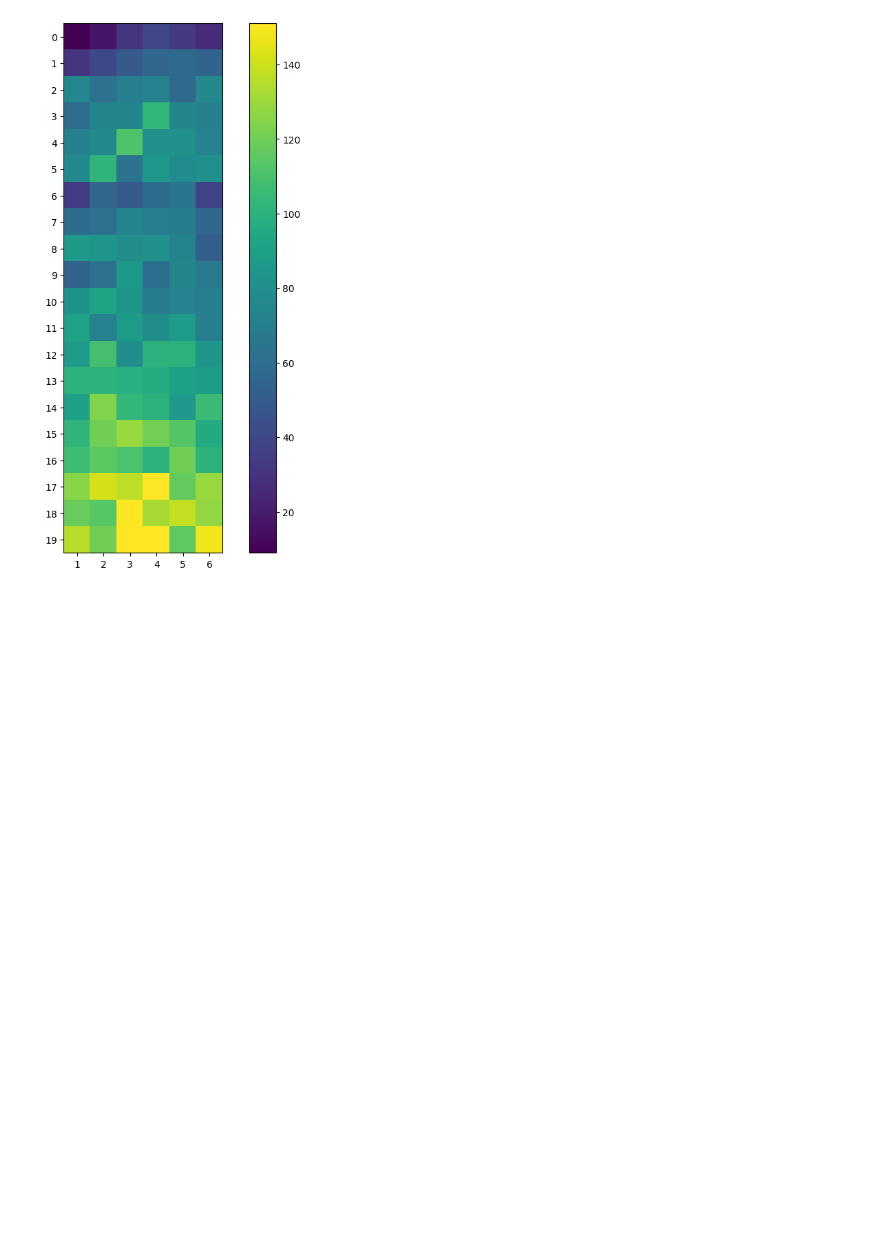
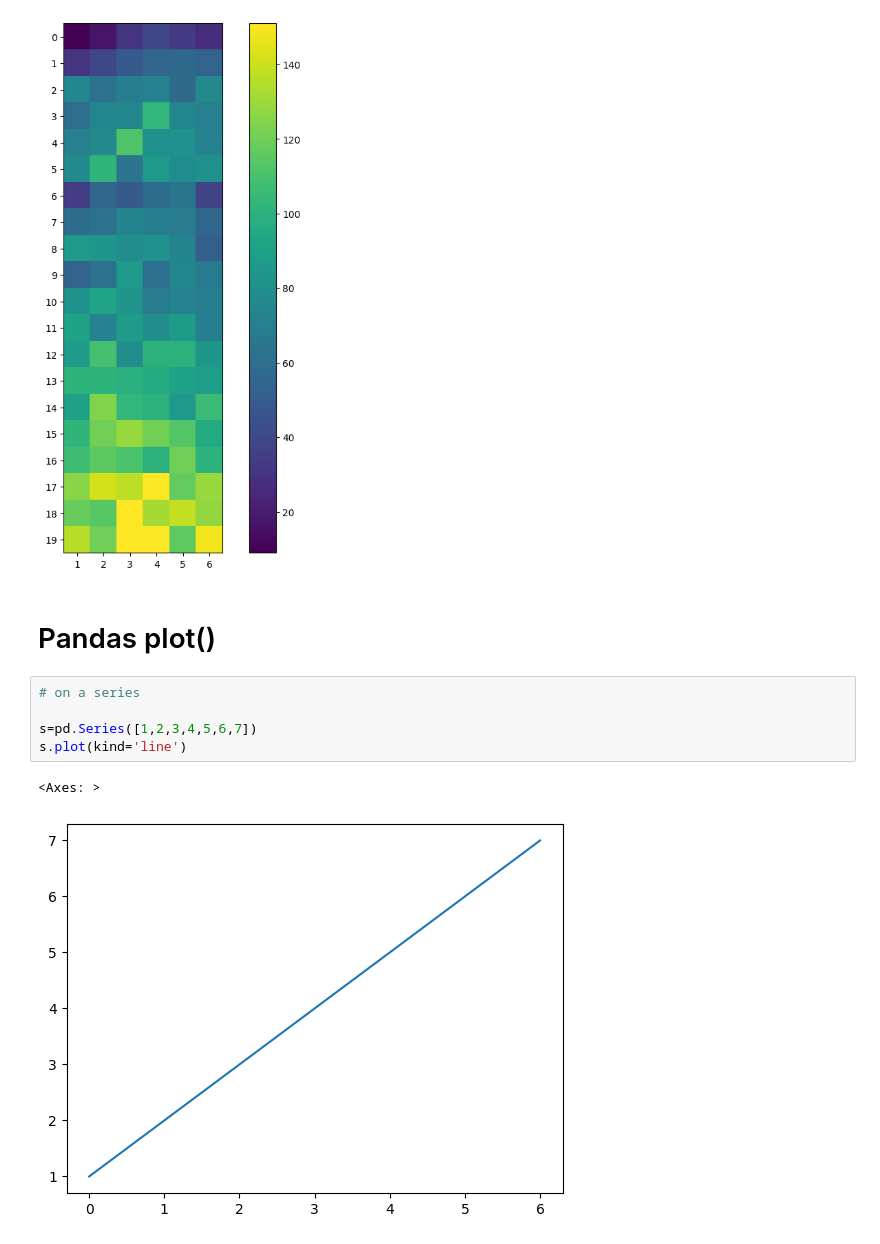
Before and after one commit to Vivek-Joshi17/Data_Visualization, a Jupyter notebook: Matplotlib_advance.ipynb, the cells around one changed output. Drawn from its saved outputs; the diff is of its cells as text; blank space fills up the shorter version.

Commit message:
panda_plot

```diff
--- a/Matplotlib_advance.ipynb
+++ b/Matplotlib_advance.ipynb
@@ -305,3 +305,13 @@ plt.colorbar()
 # %% [output]
 <matplotlib.colorbar.Colorbar at 0x...>
 [figure]
+# %% [markdown]
+# Pandas plot()
+# %%
+# on a series
+
+s=pd.Series([1,2,3,4,5,6,7])
+s.plot(kind='line')
+# %% [output]
+<Axes: >
+[figure, added]
```
Also changed, not shown: parts of 19 cells of this notebook.
